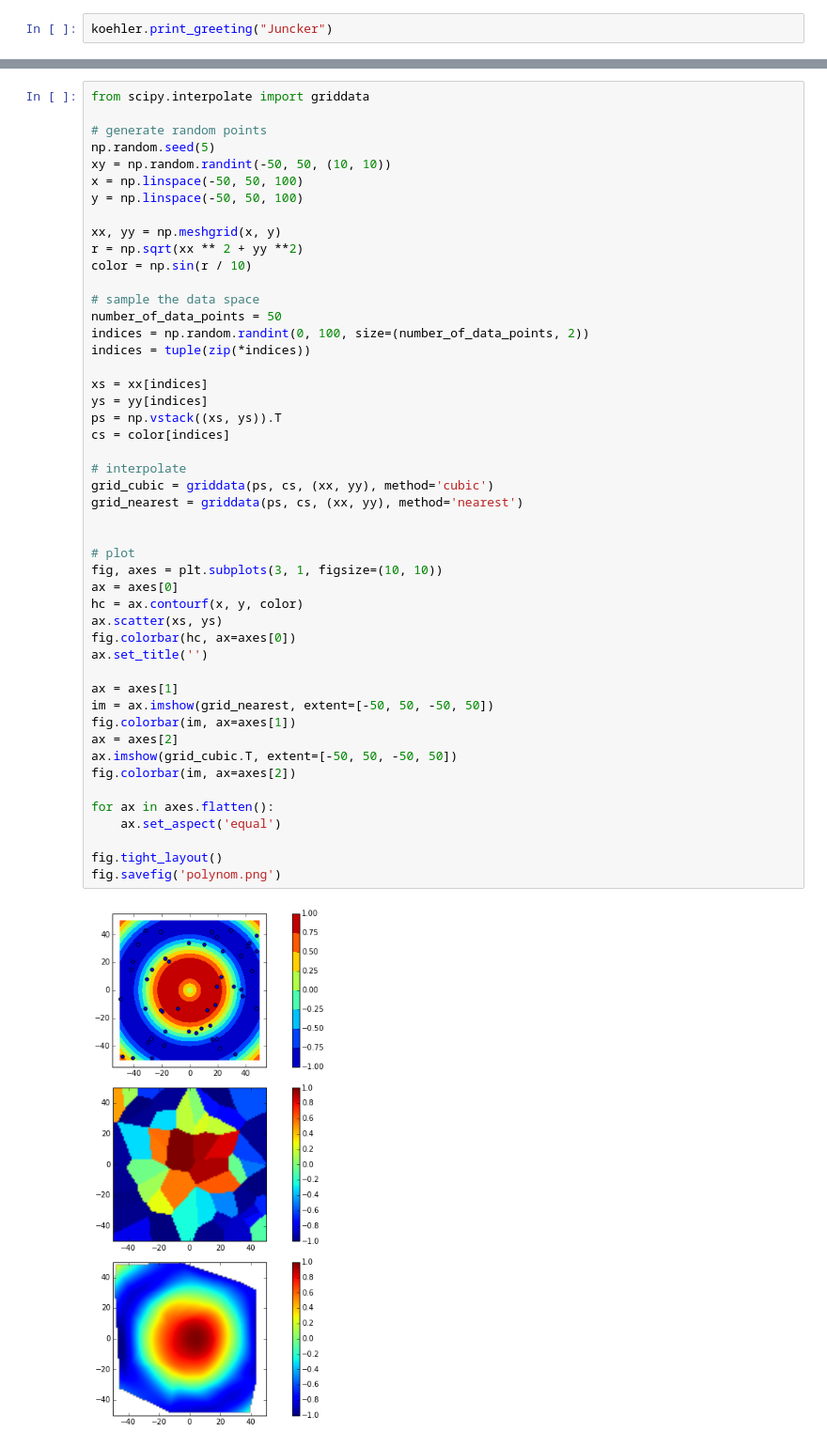
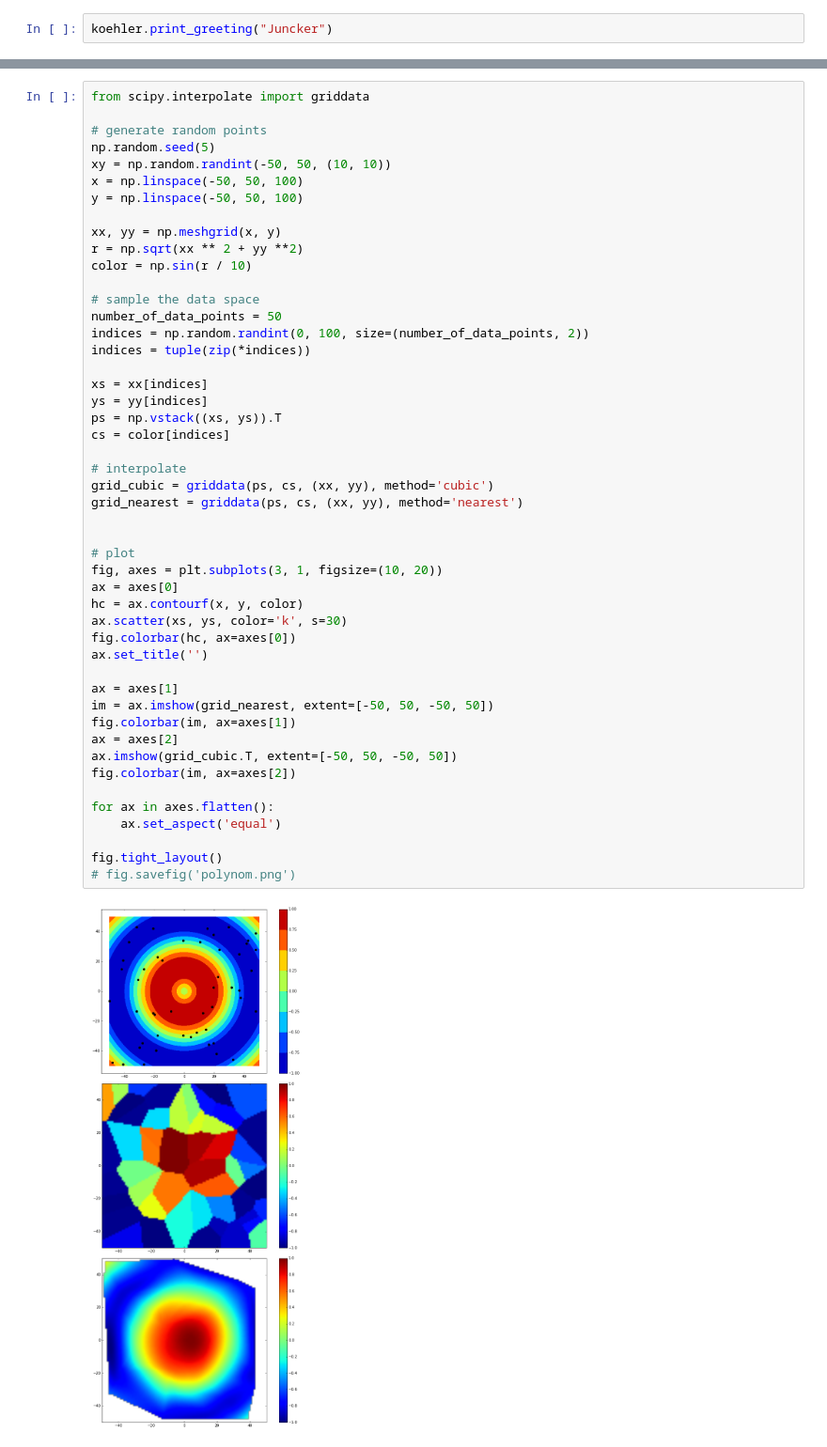
Before and after one commit to m-weigand/python-einfuehrung, a Jupyter notebook: python-intro.ipynb, the cells around one changed output, grey strips where cells are left out. Shown: that part at 94% size. Drawn from its saved outputs; the diff is of its cells as text.

```diff
--- a/python-intro.ipynb
+++ b/python-intro.ipynb
@@ -700,34 +735,34 @@ indices = np.random.randint(0, 100, size=(number_of_data_points, 2))
 indices = tuple(zip(*indices))
 
 xs = xx[indices]
 ys = yy[indices]
 ps = np.vstack((xs, ys)).T
 cs = color[indices]
 
 # interpolate
 grid_cubic = griddata(ps, cs, (xx, yy), method='cubic')
 grid_nearest = griddata(ps, cs, (xx, yy), method='nearest')
 
 
 # plot
-fig, axes = plt.subplots(3, 1, figsize=(10, 10))
+fig, axes = plt.subplots(3, 1, figsize=(10, 20))
 ax = axes[0]
 hc = ax.contourf(x, y, color)
-ax.scatter(xs, ys)
+ax.scatter(xs, ys, color='k', s=30)
 fig.colorbar(hc, ax=axes[0])
 ax.set_title('')
 
 ax = axes[1]
 im = ax.imshow(grid_nearest, extent=[-50, 50, -50, 50])
 fig.colorbar(im, ax=axes[1])
 ax = axes[2]
 ax.imshow(grid_cubic.T, extent=[-50, 50, -50, 50])
 fig.colorbar(im, ax=axes[2])
 
 for ax in axes.flatten():
     ax.set_aspect('equal')
 
 fig.tight_layout()
-fig.savefig('polynom.png')
+# fig.savefig('polynom.png')
 # %% [output]
-[figure, old version]
+[figure, new version]
```
Also changed, not shown: parts of 11 cells of this notebook.
